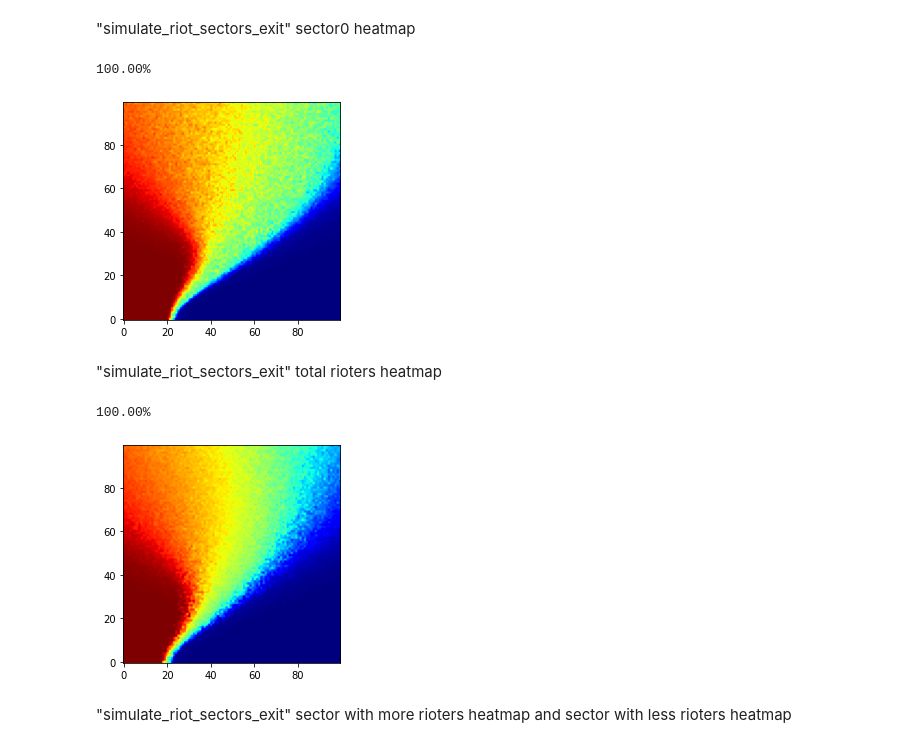
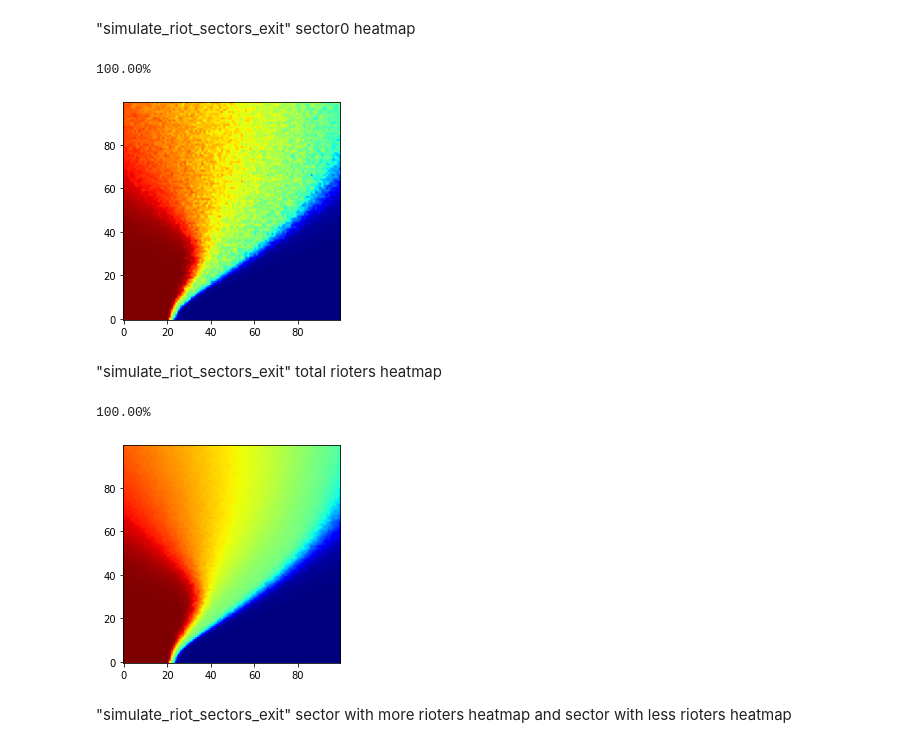
Before and after one commit to AlantheBenign/Critical-mass-model-for-social-dynamic, a Jupyter notebook: Modelo Novo/Sectors threshold model.ipynb, the cells around one changed output. Drawn from its saved outputs; the diff is of its cells as text; code cells hidden in the pictures.

```diff
--- a/Modelo Novo/Sectors threshold model.ipynb
+++ b/Modelo Novo/Sectors threshold model.ipynb
@@ -82,8 +82,8 @@ deviations = np.arange(0,100)       # standard deviations of the normal distribu
 sector0_size = 100
 sector1_size = 100
 
-steps = 10
-simulations = 10
+steps = 100
+simulations = 100
 
 heat_map = np.zeros((100,100))
 
@@ -231,7 +231,7 @@ plt.imshow(heat_map, origin="lower",cmap="jet")
 plt.show()
 # %% [output]
 100.00%
-[figure, old version]
+[figure, new version]
 # %% [markdown]
 "simulate_riot_sectors_exit" total rioters heatmap
 # %%
@@ -240,36 +240,36 @@ averages_sample = np.arange(0,100)  # average value of the normal distribution
 deviations = np.arange(0,100)       # standard deviations of the normal distribution
 
 sector0_size = 100
 sector1_size = 100
 
-steps = 10
-simulations = 10
+steps = 100
+simulations = 100
 
 heat_map = np.zeros((100,100))
 
 for k in averages_sample:
     clear_output(wait=True)
     print(str("%.2f" % (100*k/99)+"%"), end="\n")
 
     for i in deviations:         # a set of simulations per standard deviation value
         average_size = 0
 
         for j in range(simulations):   # riot simulation
             agents = func.create_agents(N,k,i)
             system = func.System(agents, sector0_size, sector1_size)
             final = func.simulate_riot_sectors_exit(system, steps)
             average_size += final[0][-1] + final[1][-1]
 
         average_size = average_size/simulations
         heat_map[i][k] = average_size
 
 plt.figure()
 plt.imshow(heat_map, origin="lower",cmap="jet")
 #plt.savefig("Média e Desvio Padrão - Determinístico")
 plt.show()
 # %% [output]
 100.00%
-[figure, old version]
+[figure, new version]
 # %% [markdown]
 "simulate_riot_sectors_exit" sector with more rioters heatmap and sector with less rioters heatmap
 # %%
```
Also changed, not shown: parts of 18 cells of this notebook.
